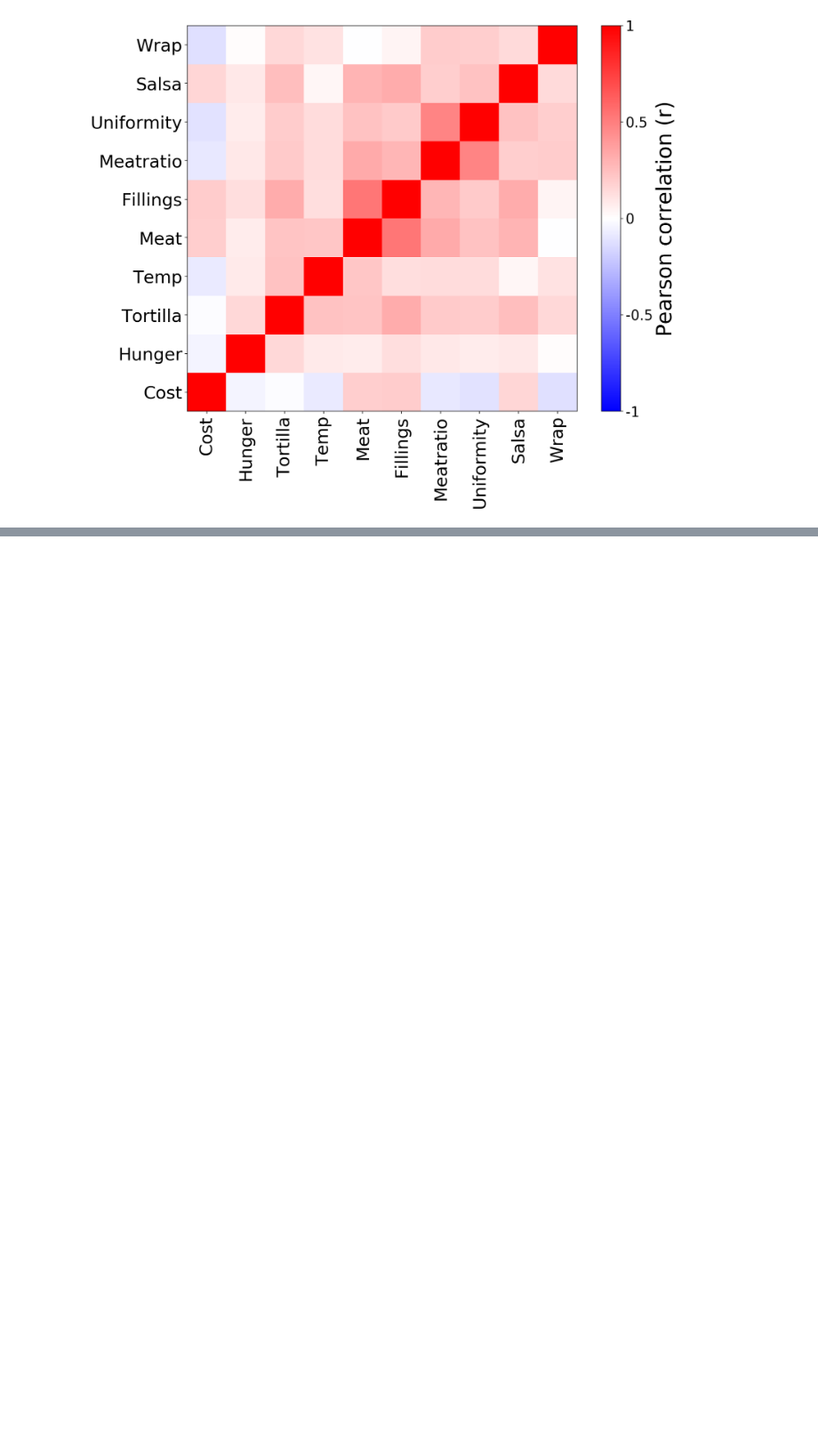
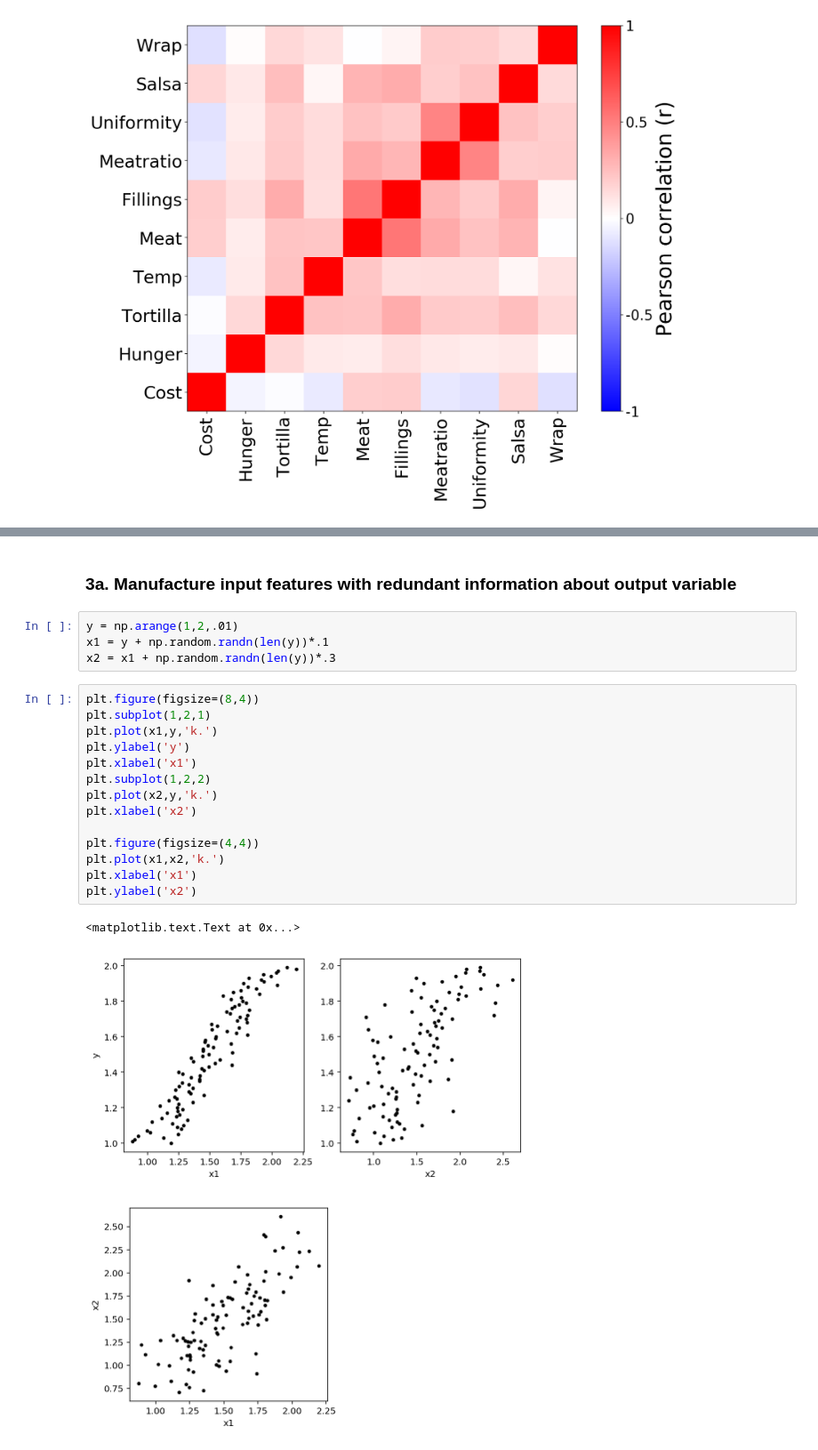
Before and after one commit to srcole/qwm, a Jupyter notebook: misc/COGS108_Multiple Linear Regression and Collinearity.ipynb, the cells around one changed output, grey strips where cells are left out. Shown at 89% size. Saved outputs shown, nothing was run; the diff lists cells and outputs as text; blank space fills up the shorter version.

```diff
--- a/misc/COGS108_Multiple Linear Regression and Collinearity.ipynb
+++ b/misc/COGS108_Multiple Linear Regression and Collinearity.ipynb
@@ -276,0 +285,24 @@ plt.ylim((0,M))
+# %% [markdown]
+### 3a. Manufacture input features with redundant information about output variable
+# %%
+y = np.arange(1,2,.01)
+x1 = y + np.random.randn(len(y))*.1
+x2 = x1 + np.random.randn(len(y))*.3
+# %%
+plt.figure(figsize=(8,4))
+plt.subplot(1,2,1)
+plt.plot(x1,y,'k.')
+plt.ylabel('y')
+plt.xlabel('x1')
+plt.subplot(1,2,2)
+plt.plot(x2,y,'k.')
+plt.xlabel('x2')
+
+plt.figure(figsize=(4,4))
+plt.plot(x1,x2,'k.')
+plt.xlabel('x1')
+plt.ylabel('x2')
+# %% [output]
+<matplotlib.text.Text at 0x...>
+[figure, added]
+[figure, added]
```
Also changed, not shown: parts of 22 cells of this notebook.
